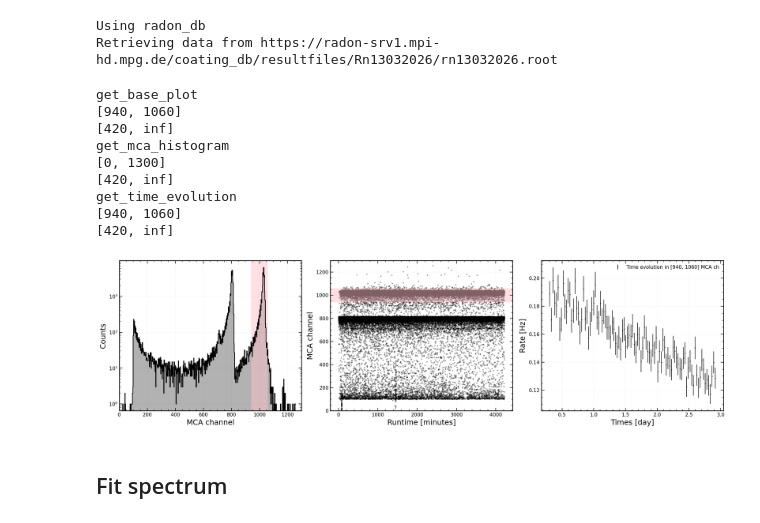
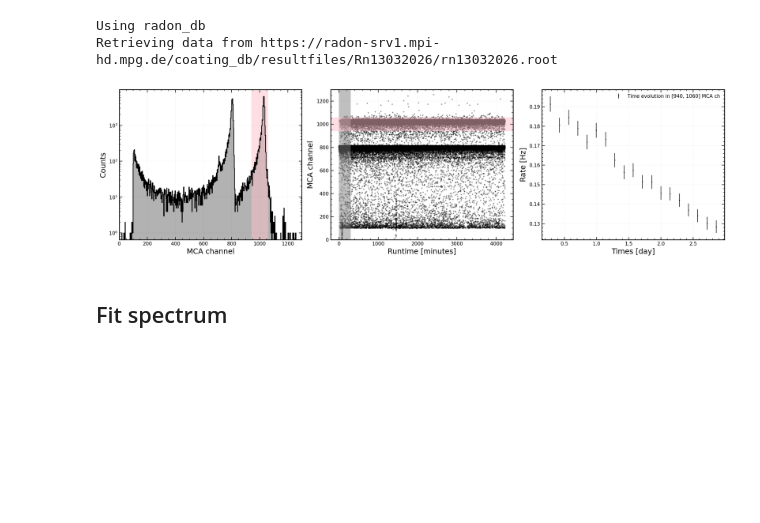
Before and after one commit to GiovanniVolta/RadDetect, a Jupyter notebook: tutorials/blumchen.ipynb, the cells around one changed output. Drawn from its saved outputs; the diff is of its cells as text; code cells hidden in the pictures; blank space fills up the shorter version.

```diff
--- a/tutorials/blumchen.ipynb
+++ b/tutorials/blumchen.ipynb
@@ -23,21 +23,30 @@ blumchen = rd.blumchen.BlumchenAnalysis(
 # %% [output]
 Using radon_db
 Retrieving data from https://radon-srv1.mpi-hd.mpg.de/coating_db/resultfiles/Rn13032026/rn13032026.root
-# %%
-# blumchen.get_base_plot(n_mca=500, n_timestamp=100, MCA_range=[7000, 8000], time_range=[200, np.inf])
-blumchen.get_base_plot(
-    n_mca=500, n_timestamp=100, MCA_range=[940, 1060], time_range=[420, np.inf]
-)
-# %% [output]
-get_base_plot
-[940, 1060]
-[420, inf]
-get_mca_histogram
-[0, 1300]
-[420, inf]
-get_time_evolution
-[940, 1060]
-[420, inf]
-[figure, removed]
+# %%
+# Carefull if the data fetch where taken
+# with the post-amplifier. If so the
+# MCA ranges are different
+
+_exclude_time_range = None
+_time_range=[60*5, np.inf]
+
+# 214Po
+_MCA_range=[940, 1060]
+Po218_for_eff = False
+
+# 218Po
+# _MCA_range=[804-65, 804+15]
+# Po218_for_eff = True
+
+blumchen.get_base_plot(
+    n_mca=500,
+    n_timestamp=20,
+    MCA_range=_MCA_range,
+    time_range=_time_range, # removing 5 hours
+    exclude_time_range=_exclude_time_range
+)
+# %% [output]
+[figure, added]
 # %% [markdown]
 ## Fit spectrum
```
Also changed, not shown: parts of 14 cells of this notebook, 1 other file.
